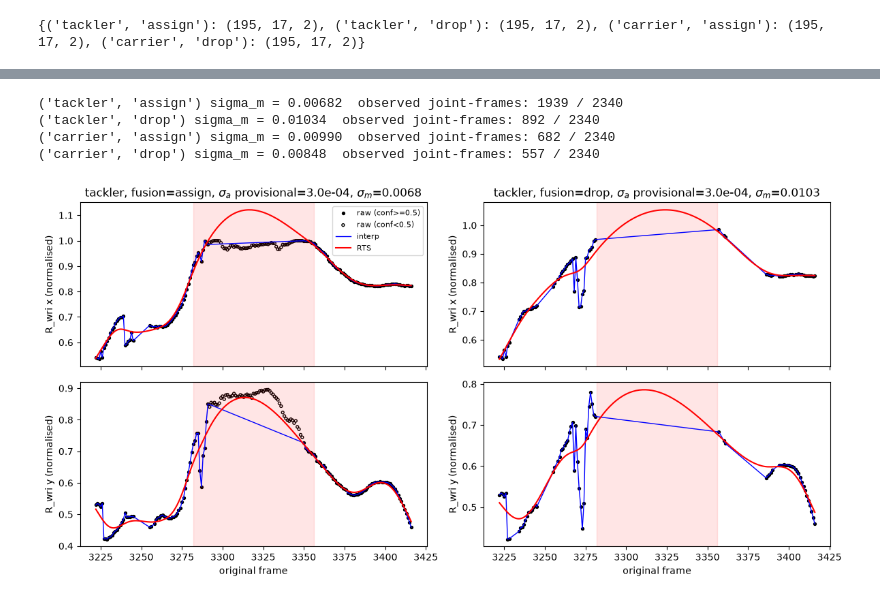
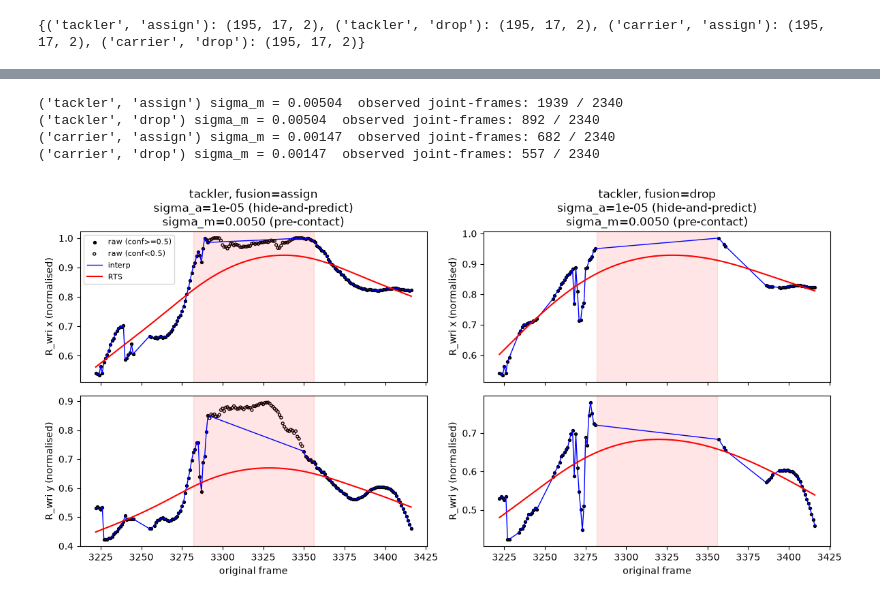
Before and after one commit to Yuuaraki/rugby-video-analytics, a Jupyter notebook: phase2/PhaseB_temporal_baselines.ipynb, the cells around one changed output, grey strips where cells are left out. Drawn from its saved outputs; the diff is of its cells as text; code cells hidden in the pictures.

Commit message:
phase2: per-person sigma_m (pre-contact) + sigma_a by hide-and-predict on P9201256; final fig1/Jk, provisional fig kept, params json

```diff
--- a/phase2/PhaseB_temporal_baselines.ipynb
+++ b/phase2/PhaseB_temporal_baselines.ipynb
@@ -36,0 +35,13 @@ FileNotFoundError: [Errno 2] No such file or directory: 'phase2/results/fig_id_c
+# %%
+D2 = Path.home() / "data/phase2_npz/win3162"
+CONTACT = 3229          # handover 4.1: single-detection frames start here (contact imminent); impact ≈ 3237
+sig_pre = {}
+for person in ("tackler", "carrier"):
+    z = np.load(D2 / f"yolo_raw_P9201256_{person}_assign.npz")
+    pre = z["frame_index"] < CONTACT                     # calm pre-contact segment, both persons fully visible
+    c12, k12 = z["coords"][pre][:, BODY12], z["confs"][pre][:, BODY12]
+    obs = observed_mask(c12, k12)
+    sig_pre[person] = estimate_sigma_m(c12, obs)
+    print(person, f"pre-contact frames={int(pre.sum())}", f"sigma_m={sig_pre[person]:.5f}",
+          f"(4K x-px ≈ {sig_pre[person]*3840:.1f})", " unobserved joint-frames:", int((~obs).sum()), "/", obs.size,
+          " joints unobserved at first frame:", int((~obs[0]).sum()))
@@ -36,0 +53,10 @@ FileNotFoundError: [Errno 2] No such file or directory: 'phase2/results/fig_id_c
+# %%
+import json
+PARAMS = Path.home() / "rugby-video-analytics" / "phase2" / "results" / "temporal_params_P9201256.json"
+params = json.loads(PARAMS.read_text()) if PARAMS.exists() else dict(sigma_a=None, sigma_a_note="pending: run hide-and-predict (step C)")
+params.update(
+    sigma_m={p: float(v) for p, v in sig_pre.items()},
+    sigma_m_segment=[3162, CONTACT - 1], sigma_m_frames=int(pre.sum()))
+PARAMS.parent.mkdir(parents=True, exist_ok=True)
+PARAMS.write_text(json.dumps(params, indent=2))
+print(PARAMS.read_text())
@@ -37,46 +214,51 @@ FileNotFoundError: [Errno 2] No such file or directory: 'phase2/results/fig_id_c
 # %%
-SIGMA_A = 3e-4  # provisional (worksheet exercise c); select later by hide-and-predict
+import json
+PARAMS = Path.home() / "rugby-video-analytics" / "phase2" / "results" / "temporal_params_P9201256.json"
+params = json.loads(PARAMS.read_text())
+SIGMA_A = params["sigma_a"]
+if SIGMA_A is None or not np.isfinite(SIGMA_A) or SIGMA_A <= 0:
+    raise ValueError("Select a finite, positive sigma_a in Step C before running Step D")
 out = {}
 for key, s in S.items():
     c12, k12 = s["coords"][:, BODY12], s["confs"][:, BODY12]
     obs = observed_mask(c12, k12)
-    sm = estimate_sigma_m(c12, obs)
+    sm = params["sigma_m"][key[0]]
     out[key] = dict(obs=obs, sigma_m=sm, **smooth_sheet(c12, k12, SIGMA_A, sm))
     print(key, f"sigma_m = {sm:.5f}", " observed joint-frames:", int(obs.sum()), "/", obs.size)
 # %% [output]
-('tackler', 'assign') sigma_m = 0.00682  observed joint-frames: 1939 / 2340
-('tackler', 'drop') sigma_m = 0.01034  observed joint-frames: 892 / 2340
-('carrier', 'assign') sigma_m = 0.00990  observed joint-frames: 682 / 2340
-('carrier', 'drop') sigma_m = 0.00848  observed joint-frames: 557 / 2340
+('tackler', 'assign') sigma_m = 0.00504  observed joint-frames: 1939 / 2340
+('tackler', 'drop') sigma_m = 0.00504  observed joint-frames: 892 / 2340
+('carrier', 'assign') sigma_m = 0.00147  observed joint-frames: 682 / 2340
+('carrier', 'drop') sigma_m = 0.00147  observed joint-frames: 557 / 2340
 # %%
 J = 5
 fig, axes = plt.subplots(2, 2, figsize=(12, 6), sharex=True)
 for col, fus in enumerate(("assign", "drop")):
     s, o = S[("tackler", fus)], out[("tackler", fus)]
     fr = s["frames"]
     z = s["coords"][:, BODY12[J]]
     ob = o["obs"][:, J]
     has = z[:, 0] != 0
     for row, name in enumerate("xy"):
         ax = axes[row, col]
         ax.scatter(fr[ob], z[ob, row], s=8, c="k", label="raw (conf>=0.5)")
         ax.scatter(fr[has & ~ob], z[has & ~ob, row], s=8, facecolors="none", edgecolors="k", label="raw (conf<0.5)")
         ax.plot(fr, o["interp"][:, J, row], "b-", lw=1, label="interp")
         ax.plot(fr, o["smooth"][:, J, row], "r-", lw=1.5, label="RTS")
         ax.axvspan(*FUSION_WIN, color="r", alpha=0.10)
         ax.set_ylabel(f"R_wri {name} (normalised)")
         if row == 0:
-            ax.set_title(rf"tackler, fusion={fus}, $\sigma_a$ provisional={SIGMA_A:.1e}, $\sigma_m$={o['sigma_m']:.4f}")
+            ax.set_title(f"tackler, fusion={fus}\nsigma_a={SIGMA_A:.0e} (hide-and-predict)\nsigma_m={o['sigma_m']:.4f} (pre-contact)")
 axes[1, 0].set_xlabel("original frame")
 axes[1, 1].set_xlabel("original frame")
 axes[0, 0].legend(fontsize=8)
 plt.tight_layout()
-figure_path = Path.home() / "rugby-video-analytics" / "phase2" / "results" / "fig_temporal_P9201256_tackler_Rwri.png"
+figure_path = PARAMS.parent / "fig_temporal_P9201256_tackler_Rwri.png"
 figure_path.parent.mkdir(parents=True, exist_ok=True)
-plt.savefig(figure_path, dpi=120)
+fig.savefig(figure_path, dpi=120)
 plt.show()
 # %% [output]
-[figure, old version]
+[figure, new version]
 # %%
 from phase2.metrics import jk_table
 NAMES = ["L_sho","R_sho","L_elb","R_elb","L_wri","R_wri","L_hip","R_hip","L_kne","R_kne","L_ank","R_ank"]
```
Also changed, not shown: parts of 8 cells of this notebook, 4 other files.
